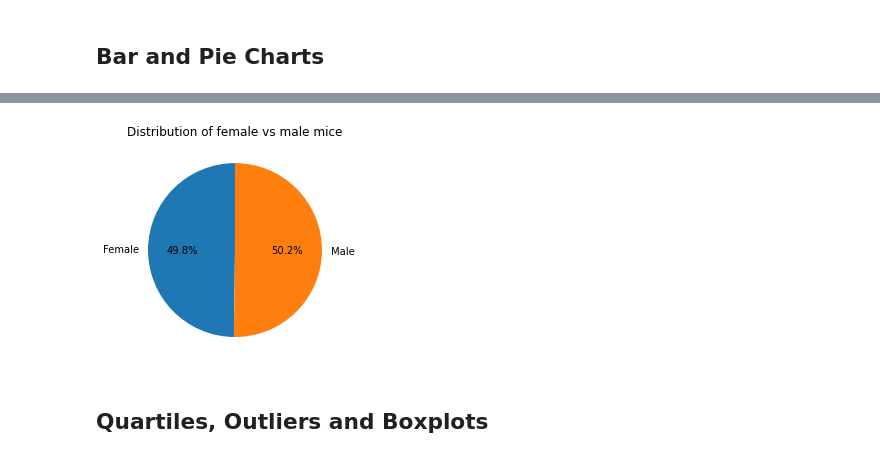
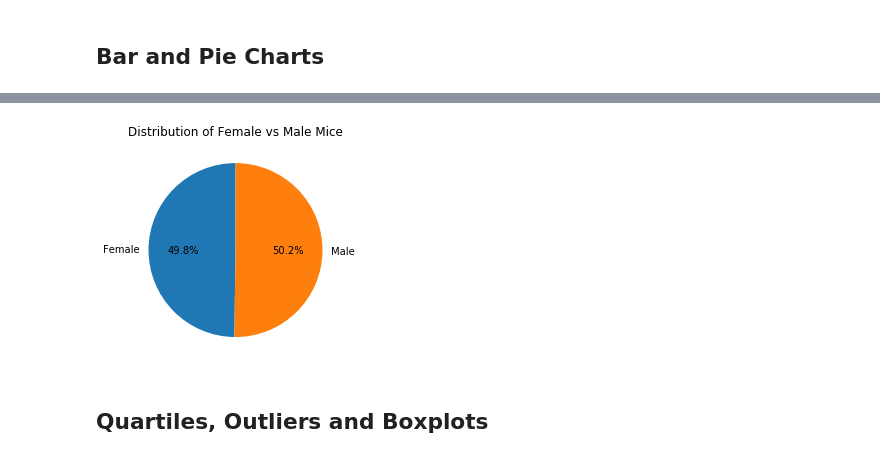
Before and after one commit to MFord80/matplotlib-challenge, a Jupyter notebook: Pymaceuticals_Report.ipynb, the cells around one changed output, grey strips where cells are left out. Saved outputs shown, nothing was run; the diff lists cells and outputs as text; code cells hidden in the pictures.

```diff
--- a/Pymaceuticals_Report.ipynb
+++ b/Pymaceuticals_Report.ipynb
@@ -188,9 +185,12 @@ plt.show()
 # Generate a pie plot showing the distribution of female versus male mice using Pandas
 
 mice_gender_df = mouse_metadata[["Sex","Mouse ID"]].groupby("Sex").count()
-mice_gender_df
+mice_gender_df = mice_gender_df.rename(columns={"Mouse ID": ""})
 
-mice_gender_df.plot(kind="pie", subplots=True, title= "Distribution of female vs male mice", startangle=90)
+ax = mice_gender_df.plot(kind="pie", subplots=True, autopct="%1.1f%%", legend= False,
+    title= "Distribution of Female vs Male Mice", startangle=90)
+
+
 
 ## !!! Need to fix the ylabel issue.
 # # ! Need to place percentages.
@@ -200,17 +199,17 @@ array([<AxesSubplot:ylabel='Mouse ID'>], dtype=object)
 # %%
 # Generate a pie plot showing the distribution of female versus male mice using pyplot
 
 labels = mice_gender_df.index
 gender = mice_gender_df.iloc[:, 0]
 
-plt.title("Distribution of female vs male mice")
+plt.title("Distribution of Female vs Male Mice")
 
-plt.pie(gender, labels=labels, #colors=colours,
+plt.pie(gender, labels=labels,
         autopct="%1.1f%%",
         startangle=90)
 plt.show()
 # %% [output]
-[figure, old version]
+[figure, new version]
 # %% [markdown]
 ## Quartiles, Outliers and Boxplots
 # %%
```
Also changed, not shown: parts of 13 cells of this notebook.
